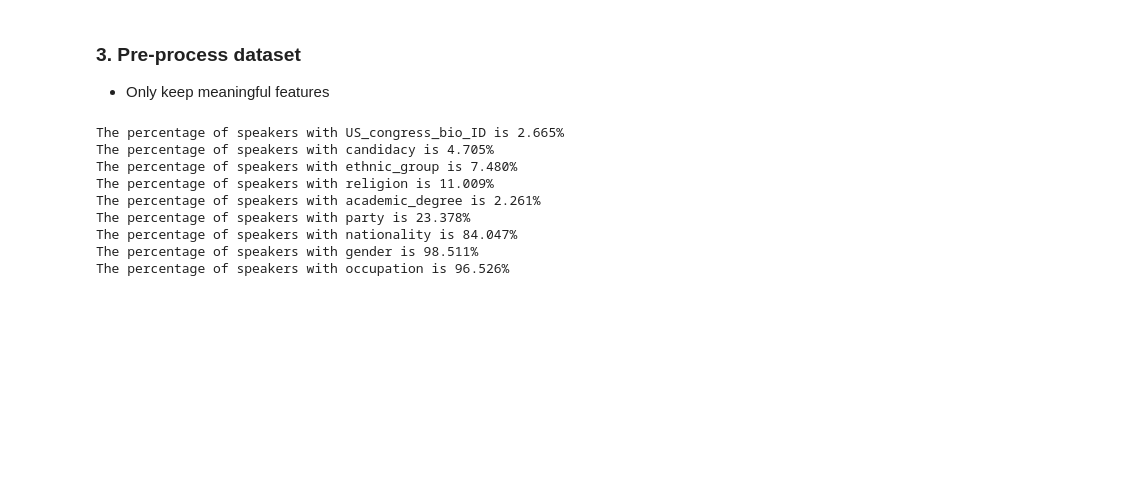
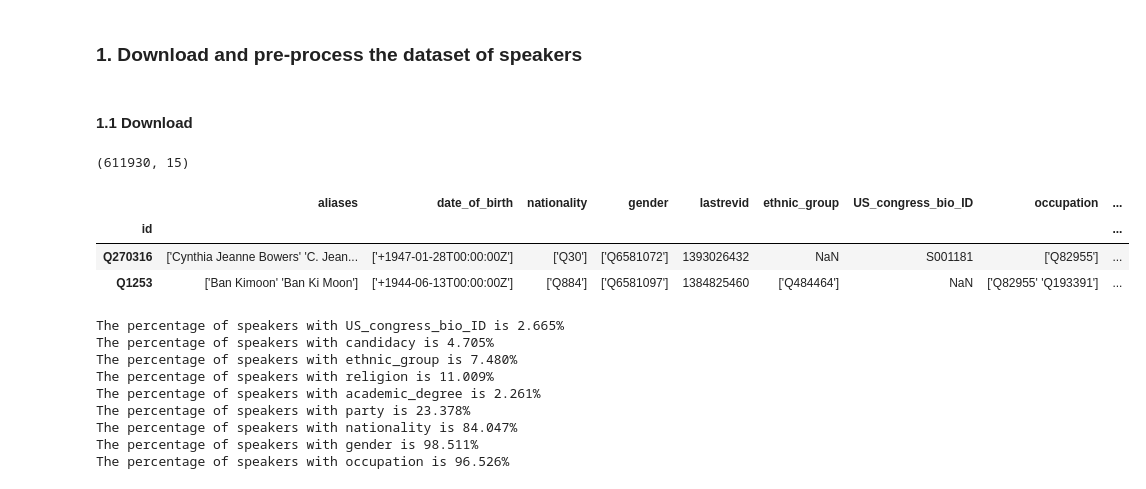
Before and after one commit to epfl-ada/ada-2021-project-quotebankers, a Jupyter notebook: clustering.ipynb, the cells around one changed output. Drawn from its saved outputs; the diff is of its cells as text; code cells hidden in the pictures; blank space fills up the shorter version.

Commit message:
Done adapting to Benjamins speaker.bz2. Running clustering for

```diff
--- a/clustering.ipynb
+++ b/clustering.ipynb
@@ -81,6 +20,19 @@ speakers['age'] = ages
-# %% [markdown]
-### 3. Pre-process dataset
-- Only keep meaningful features
+# %% [markdown]
+### 1. Download and pre-process the dataset of speakers
+# %% [markdown]
+#### 1.1 Download
+# %%
+# Download the dataset containing the unique speakers of all quotations in Quotebank phase E
+speakers = pd.read_csv('data/speakers.bz2', compression='bz2')
+speakers.set_index('id', inplace=True)
+print(speakers.shape)
+speakers.head(2)
+# %% [output]
+(611930, 15)
+|  | aliases | date_of_birth | nationality | gender | lastrevid | ethnic_group | US_congress_bio_ID | occupation | ... |
+| id |  |  |  |  |  |  |  |  | ... |
+| Q270316 | ['Cynthia Jeanne Bowers' 'C. Jean... | ['+1947-01-28T00:00:00Z'] | ['Q30'] | ['Q6581072'] | 1393026432 | NaN | S001181 | ['Q82955'] | ... |
+| Q1253 | ['Ban Kimoon' 'Ban Ki Moon'] | ['+1944-06-13T00:00:00Z'] | ['Q884'] | ['Q6581097'] | 1384825460 | ['Q484464'] | NaN | ['Q82955' 'Q193391'] | ... |
 # %%
 print(f'The percentage of speakers with US_congress_bio_ID is {100 * len(speakers.US_congress_bio_ID.value_counts().index) / len(speakers.index) :.3f}%')
 print(f'The percentage of speakers with candidacy is {100 * sum(speakers.candidacy.value_counts().values) / len(speakers.index):.3f}%')
```
Also changed, not shown: parts of 62 cells of this notebook.
